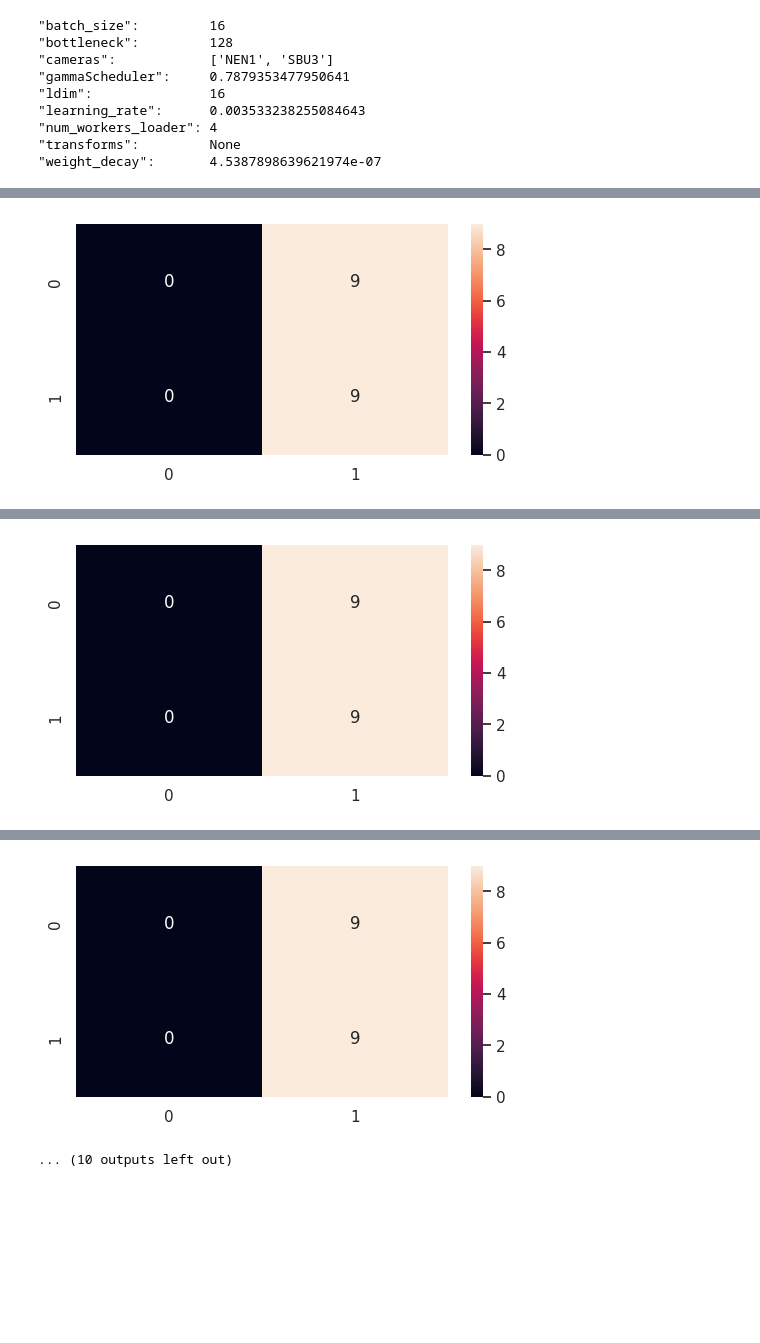
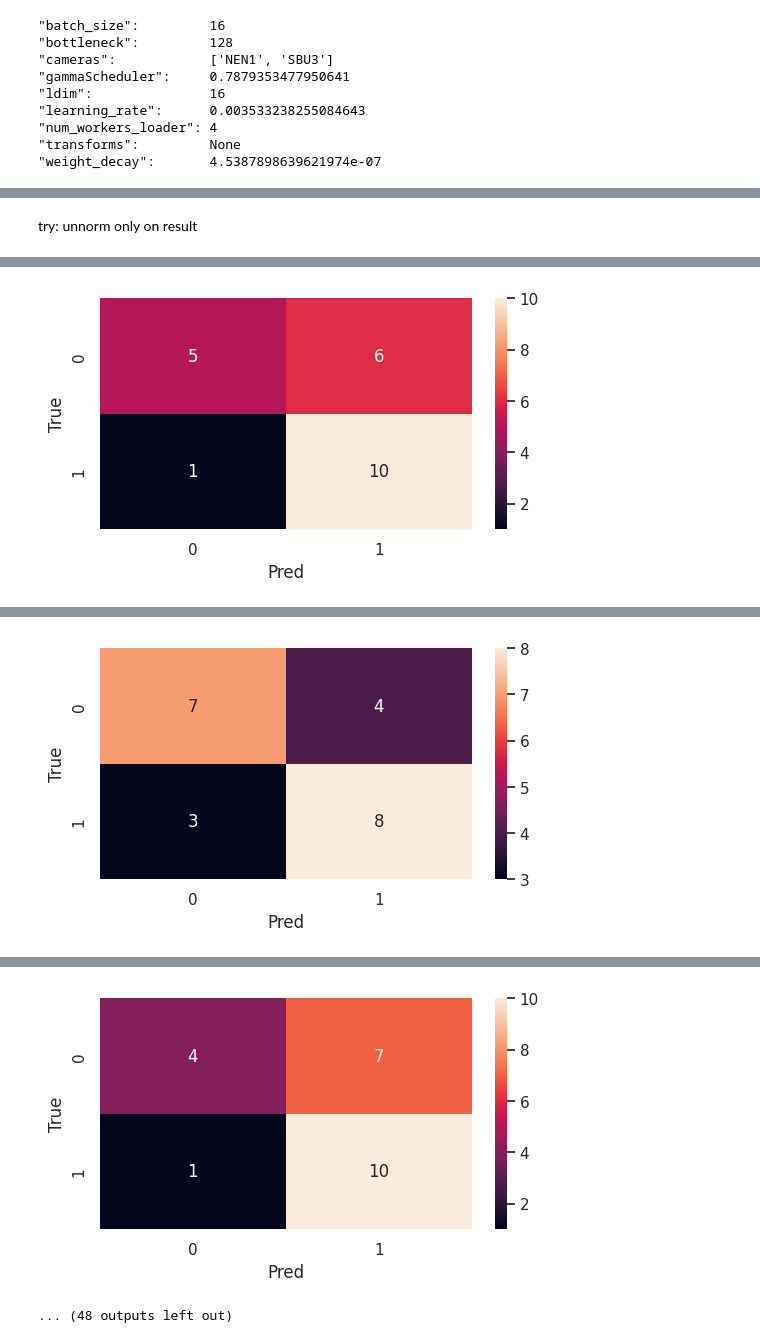
Before and after one commit to klusertim/heronWorkspace, a Jupyter notebook: classifier/basicClassifier.ipynb, the cells around one changed output, grey strips where cells are left out. Saved outputs shown, nothing was run; the diff lists cells and outputs as text; code cells hidden in the pictures; blank space fills up the shorter version.

```diff
--- a/classifier/basicClassifier.ipynb
+++ b/classifier/basicClassifier.ipynb
@@ -67,14 +64,14 @@ distributions = dict(
     balanced = [True, False],
     distinctCAETraining = [True, False],
     gaussianFilterSize = [5],
-    gaussianFilterSigma = [3, 5, 7],
+    gaussianFilterSigma = [1, 3, 5, 7],
     filter = ["MinFilter"], #["MinFilter", "GaussianFilter"]
-    zeroThreshold = uniform(0.15, 0.25), # loguniform(0.15, 0.4), #threshold for zeroing out the image
-    sumThreshold = uniform(0.5, 20),
+    zeroThreshold = uniform(0.2, 0.4), # loguniform(0.15, 0.4), #threshold for zeroing out the image
+    sumThreshold = uniform(1.5, 50),
     lossFn = ["L1"]#["MSE", "L1"],
 )
 
-sampler = ParameterSampler(distributions, n_iter=10, random_state=loaderParams["random_state"])
+sampler = ParameterSampler(distributions, n_iter=30, random_state=loaderParams["random_state"])
 
 includeCameraProps = False
 model = CAEV1
@@ -101,9 +98,10 @@ except:
 "transforms":         None
 "weight_decay":       4.5387898639621974e-07
 # %%
-def min_filter(tensor, kernel_size=3):
+def min_filter(tensor : torch.Tensor, kernel_size=3):
     # Unfold the tensor into sliding local blocks
-    unfolded = tensor.unfold(2, kernel_size, 1).unfold(3, kernel_size, 1)
+    unfolded = tensor.unfold(0, kernel_size, 1)
+    unfolded = unfolded.unfold(1, kernel_size, 1)
     # Compute the minimum in each of these blocks
     return unfolded.min(dim=-1)[0].min(dim=-1)[0]
 # %%
@@ -130,8 +115,10 @@ tensor([[[[[0, 0, 0],
+# %% [markdown]
+try: unnorm only on result
 # %%
 #TODO: include camerProps
 
 # confMat = ConfusionMatrix(task="binary", num_classes=2)
-unnorm = UnNormalize(mean=0.5, std=0.5)
+unnorm = UnNormalize(mean=(0.5, 0.5, 0.5), std=(0.5, 0.5, 0.5))
 
 for params in sampler:
     dataset = DatasetThreeConsecutive(cameras=params["cameras"], resize_to=CAEV1.imsize, **loaderParams)
@@ -151,21 +138,42 @@ for params in sampler:
         prevPred, currPred, nextPred = [unnorm(caeLoaded(x.to(caeLoaded.device))) for x in [prevImg, currImg, nextImg]]
         prevImg, currImg, nextImg = [unnorm(x) for x in [prevImg, currImg, nextImg]]
 
+        # plt.imshow(currImg[0].cpu().detach().numpy().transpose(1, 2, 0))
+        # plt.show()
+
         prevImgBlurred, currImgBlurred, nextImgBlurred = [blur.forward(x).to(prevPred.device) for x in [prevImg, currImg, nextImg]]
+        # plt.imshow(currImgBlurred[0].cpu().detach().numpy().transpose(1, 2, 0))
+        # plt.show()
 
-        prevImd, currImd, nextImd = [torch.sum(F.mse_loss(imgBlurred, pred, reduction='none'), dim=1) for imgBlurred, pred in zip([prevImgBlurred, currImgBlurred, nextImgBlurred], [prevPred, currPred, nextPred])]
+        prevImd, currImd, nextImd = [torch.sum(lossFn(imgBlurred, pred, reduction='none'), dim=1) for imgBlurred, pred in zip([prevImgBlurred, currImgBlurred, nextImgBlurred], [prevPred, currPred, nextPred])]
 
         prevToCurrImd = torch.clamp(torch.sub(currImd, prevImd), min= 0)
         nextToCurrImd = torch.clamp(torch.sub(currImd, nextImd), min= 0)
 
         prevNextCurrImd = torch.div(torch.add(prevToCurrImd, nextToCurrImd), 2)
 
-        prevNextCurrImdMin = min_filter(prevNextCurrImd, kernel_size=3)
+        prevNextCurrImdMin = torch.stack([min_filter(x, kernel_size=3) for x in prevNextCurrImd]) #TODO: evtl make this as before
 
-        prevNextCurrImdMin.clamp_(min=params["zeroThreshold"])
 
-        sumPrevNextCurrImdMin = torch.div(torch.sum(prevNextCurrImdMin, dim=(1, 2)), 255)
+        # plt.imshow(prevNextCurrImdMin[0].cpu().detach().numpy(), cmap="hot")
+        # print(torch.sum(prevNextCurrImdMin[0]).item())
+        # plt.show()
+        # plt.imshow(prevNextCurrImdMin[1].cpu().detach().numpy(), cmap="hot")
+        # print(torch.sum(prevNextCurrImdMin[1]).item())
+        # plt.show()
+
+        # prevNextCurrImdMin = torch.div(prevNextCurrImdMin, 255)
+        # plt.imshow(prevNextCurrImdMin[0].cpu().detach().numpy(), cmap="hot")
+        # plt.show()
+
+        # print(torch.max(prevNextCurrImdMin))
+        prevNextCurrImdMinThresh = torch.where(prevNextCurrImdMin < params["zeroThreshold"], torch.zeros_like(prevNextCurrImdMin), prevNextCurrImdMin)
+        # plt.imshow(prevNextCurrImdMinThresh[0].cpu().detach().numpy(), cmap="hot")
+        # plt.show()
+
+        sumPrevNextCurrImdMin = torch.sum(prevNextCurrImdMinThresh, dim=(1, 2))
         predictions = (sumPrevNextCurrImdMin> params["sumThreshold"]).to(torch.int)
+
 
         for i in range(len(predictions)):
             vals.append([lblArr[i].item(), predictions[i].item(), sumPrevNextCurrImdMin[i].item()])
@@ -183,20 +191,33 @@ for params in sampler:
 
     # confMat
     vals = np.array(vals)
-    print(vals)
+    # print(vals)
     # print(vals[:, 0])
     # print(vals[:, 1])
     confMat = confusion_matrix(vals[:, 0], vals[:,1])
-    plt.figure(figsize = (6,3))
+    fig= plt.figure(figsize = (6,3))
+    ax = fig.add_subplot(111)
     sns.heatmap(confMat, annot=True)
+    ax.set_xlabel('Pred', fontsize=12)
+    ax.set_ylabel('True', fontsize=12)
+    onlyPos = vals[vals[:, 0] == 1]
+    onlyNeg = vals[vals[:, 0] == 0]
+    print(f'mean pos: {np.mean(onlyPos[:, 2])}, std pos: {np.std(onlyPos[:, 2])}')
+    print(f'mean neg: {np.mean(onlyNeg[:, 2])}, std neg: {np.std(onlyNeg[:, 2])}')
+    print(f'lowest pos: {np.min(onlyPos[:, 2])}, highest pos: {np.max(onlyPos[:, 2])}')
+    print(f'lowest neg: {np.min(onlyNeg[:, 2])}, highest neg: {np.max(onlyNeg[:, 2])}')
+    print(f'accuracy: {accuracy_score(vals[:, 0], vals[:,1])}')
+    print(f'precision: {precision_score(vals[:, 0], vals[:,1])}')
+    print(f'recall: {recall_score(vals[:, 0], vals[:,1])}')
+    print(f'f1: {f1_score(vals[:, 0], vals[:,1])}')
     plt.show()
     vals = []
 
 
 
 # confusionMatrix
-confMat = confusion_matrix(df["trueLbl"], df["predictedLbl"])
-plt.figure(figsize = (6,3))
-sns.heatmap(confMat, annot=True)
-plt.show()
+# confMat = confusion_matrix(df["trueLbl"], df["predictedLbl"])
+# plt.figure(figsize = (6,3))
+# sns.heatmap(confMat, annot=True)
+# plt.show()
 # %% [output]
@@ -286 +267 @@ Length of dataset: 18
-[figure, old version]
+[figure, new version]
@@ -307 +278 @@ Length of dataset: 18
-[figure, old version]
+[figure, new version]
@@ -328,5 +289,5 @@ Length of dataset: 18
-[figure, old version]
+[figure, new version]
-... (10 outputs left out)
+... (48 outputs left out)
 # %%
 try:
     df = pd.read_csv("./resultsBasicClassifier.csv")
```
Also changed, not shown: parts of 3 cells of this notebook, 2 other files.
